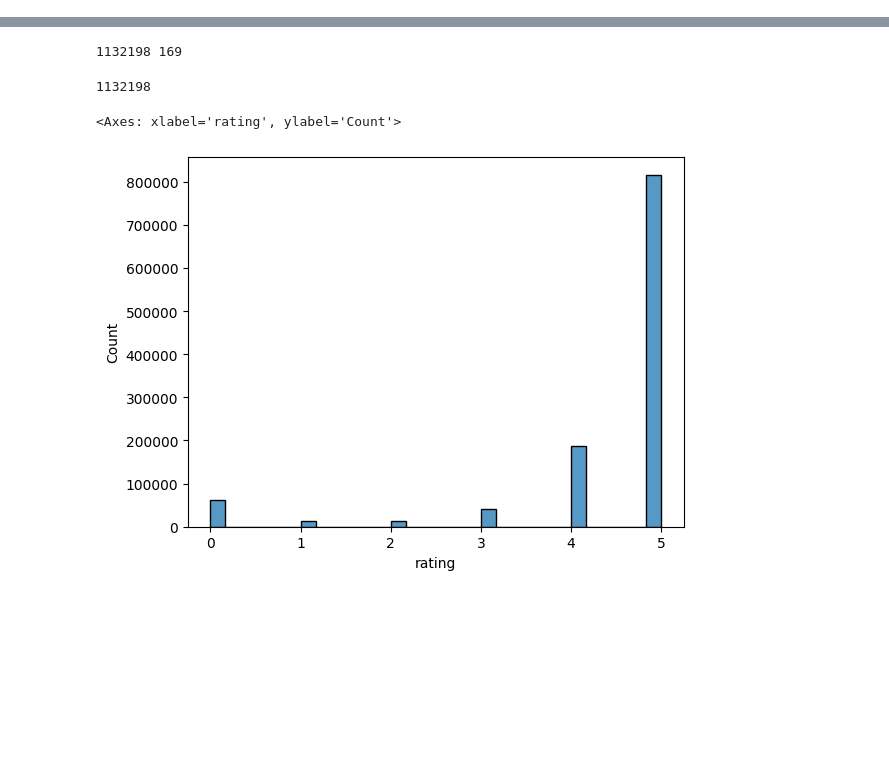
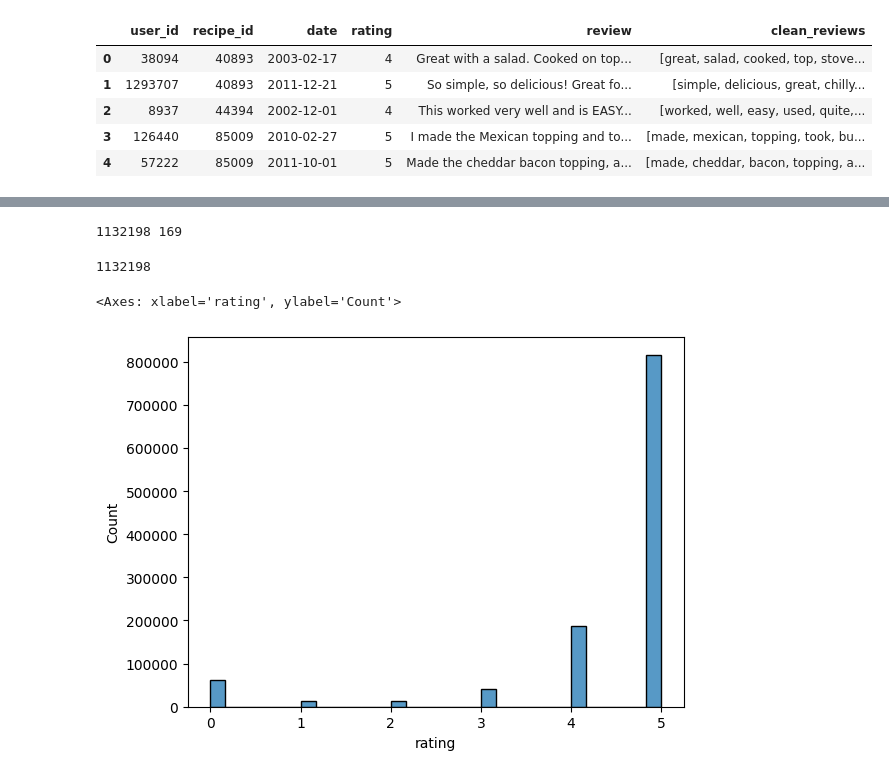
Before and after one commit to Nanouna/recettes-et-sentiments, a Jupyter notebook: eda_notebooks/Théo.ipynb, the cells around one changed output, grey strips where cells are left out. Cells and saved outputs as stored; diff of their text form; code cells hidden in the pictures; blank space fills up the shorter version.

```diff
--- a/eda_notebooks/Théo.ipynb
+++ b/eda_notebooks/Théo.ipynb
@@ -5,0 +53,22 @@ data = pd.read_csv('../../data/RAW_interactions.csv')
+# %%
+from nltk.corpus import stopwords
+from nltk import word_tokenize
+
+stop_words = set(stopwords.words('english'))
+
+# Create function
+def remove_stopwords (text):
+    tokenized = word_tokenize(text)
+    without_stopwords = [word for word in tokenized if not word in stop_words]
+    return without_stopwords
+
+data['clean_reviews'] = data.clean_reviews.apply(remove_stopwords)
+
+data.head()
+# %% [output]
+|  | user_id | recipe_id | date | rating | review | clean_reviews |
+| 0 | 38094 | 40893 | 2003-02-17 | 4 | Great with a salad. Cooked on top... | [great, salad, cooked, top, stove... |
+| 1 | 1293707 | 40893 | 2011-12-21 | 5 | So simple, so delicious! Great fo... | [simple, delicious, great, chilly... |
+| 2 | 8937 | 44394 | 2002-12-01 | 4 | This worked very well and is EASY... | [worked, well, easy, used, quite,... |
+| 3 | 126440 | 85009 | 2010-02-27 | 5 | I made the Mexican topping and to... | [made, mexican, topping, took, bu... |
+| 4 | 57222 | 85009 | 2011-10-01 | 5 | Made the cheddar bacon topping, a... | [made, cheddar, bacon, topping, a... |
```
Also changed, not shown: parts of 9 cells of this notebook.
